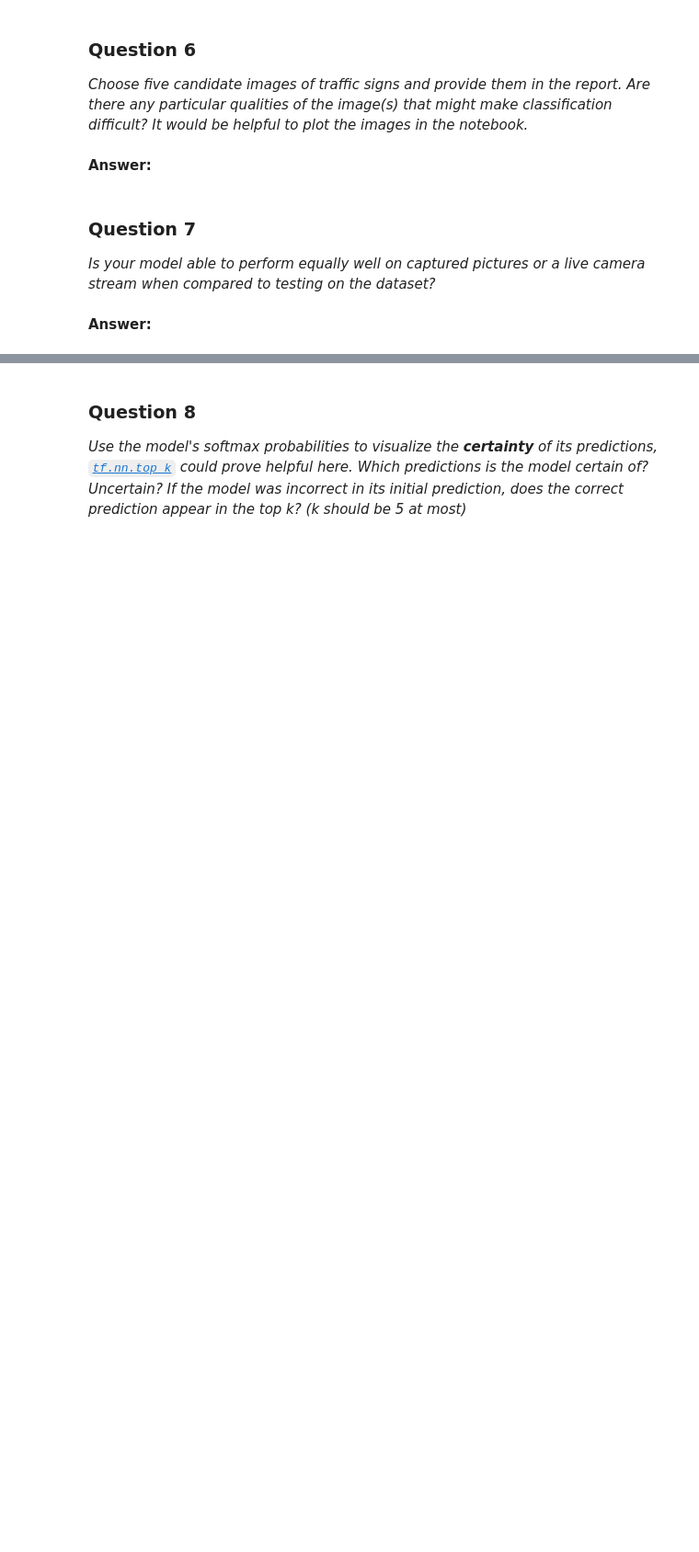
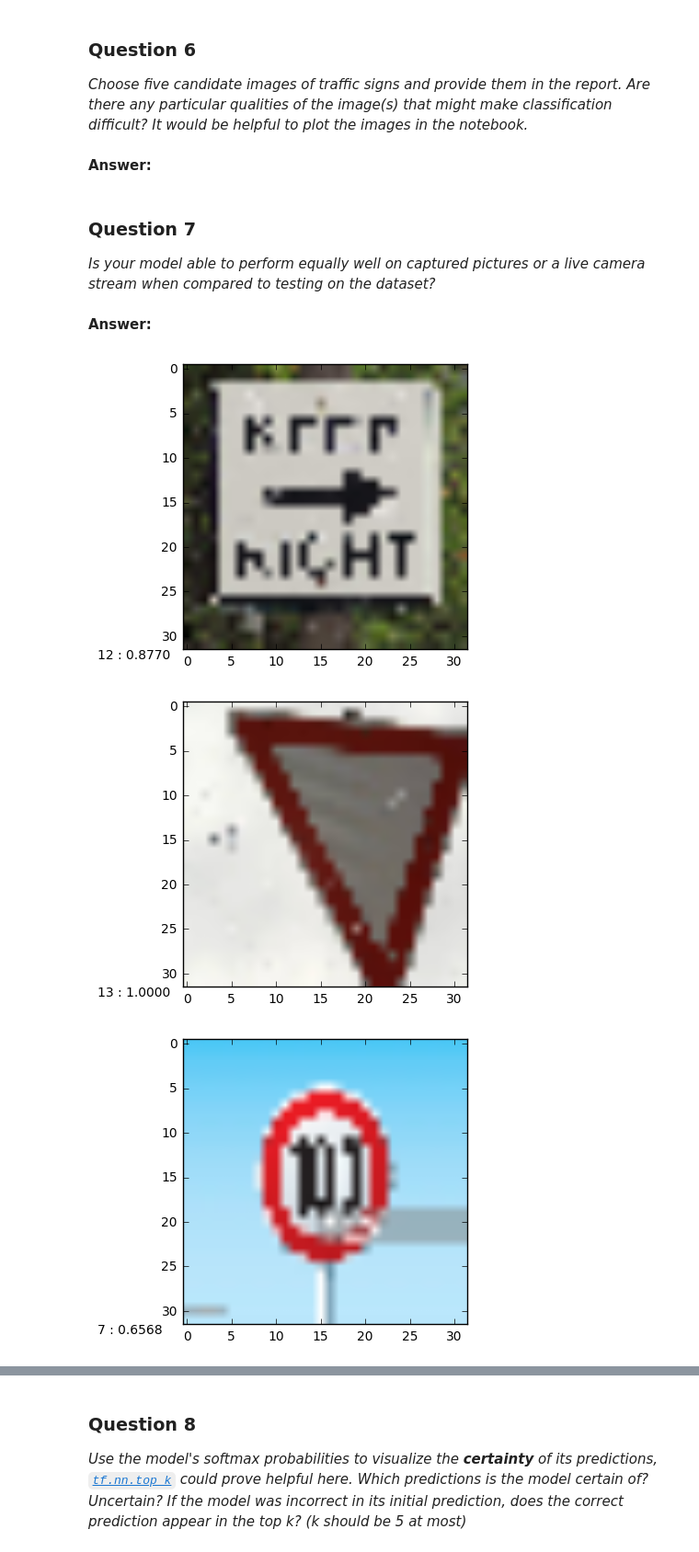
Before and after one commit to kishb87/traffic-signs, a Jupyter notebook: Traffic_Signs_Recognition.ipynb, the cells around one changed output, grey strips where cells are left out. Shown at 92% size. Drawn from its saved outputs; the diff is of its cells as text; code cells hidden in the pictures; blank space fills up the shorter version.

Commit message:
finish model

```diff
--- a/Traffic_Signs_Recognition.ipynb
+++ b/Traffic_Signs_Recognition.ipynb
@@ -120,27 +115,26 @@ datagen = ImageDataGenerator(
 # %%
 model = Sequential()
 
-model.add(Convolution2D(100, 3, 3, border_mode='same',
+model.add(Convolution2D(32, 3, 3, border_mode='same',
                         input_shape=X_train.shape[1:]))
 model.add(Activation('relu'))
-model.add(MaxPooling2D(pool_size=(2, 2)))
-model.add(Dropout(0.2))
-
-model.add(Convolution2D(150, 3, 3, border_mode='same'))
+model.add(Convolution2D(32, 3, 3))
 model.add(Activation('relu'))
 model.add(MaxPooling2D(pool_size=(2, 2)))
-model.add(Dropout(0.2))
+model.add(Dropout(0.25))
 
-model.add(Convolution2D(250, 3, 3, border_mode='same'))
+model.add(Convolution2D(64, 3, 3, border_mode='same'))
+model.add(Activation('relu'))
+model.add(Convolution2D(64, 3, 3))
 model.add(Activation('relu'))
 model.add(MaxPooling2D(pool_size=(2, 2)))
-model.add(Dropout(0.2))
+model.add(Dropout(0.25))
 
 model.add(Flatten())
-model.add(Dense(200))
+model.add(Dense(512))
 model.add(Activation('relu'))
 model.add(Dropout(0.5))
-model.add(Dense(43))
+model.add(Dense(n_classes))
 model.add(Activation('softmax'))
 
 model.compile(loss='categorical_crossentropy',
@@ -251,3 +265,7 @@ _Choose five candidate images of traffic signs and provide them in the report. A
+# %%
+small_images = [img.resize((32,32)) for img in images]
+X = np.array([np.array(img).astype('float32')/255 for img in small_images])
+preds = model.predict(X)
 # %% [markdown]
 ### Question 7
 
@@ -259,0 +275,9 @@ _Is your model able to perform equally well on captured pictures or a live camer
+# %%
+for (img, (answer, confs)) in zip(small_images, zip(list(map(np.argmax, preds)), preds)):
+    fig = plt.figure()
+    plt.imshow(img)
+    fig.text(.1,.1, str(answer) + " : " + ("%0.4f" % confs[answer]))
+# %% [output]
+[figure, added]
+[figure, added]
+[figure, added]
```
Also changed, not shown: parts of 23 cells of this notebook, 8 other files.
